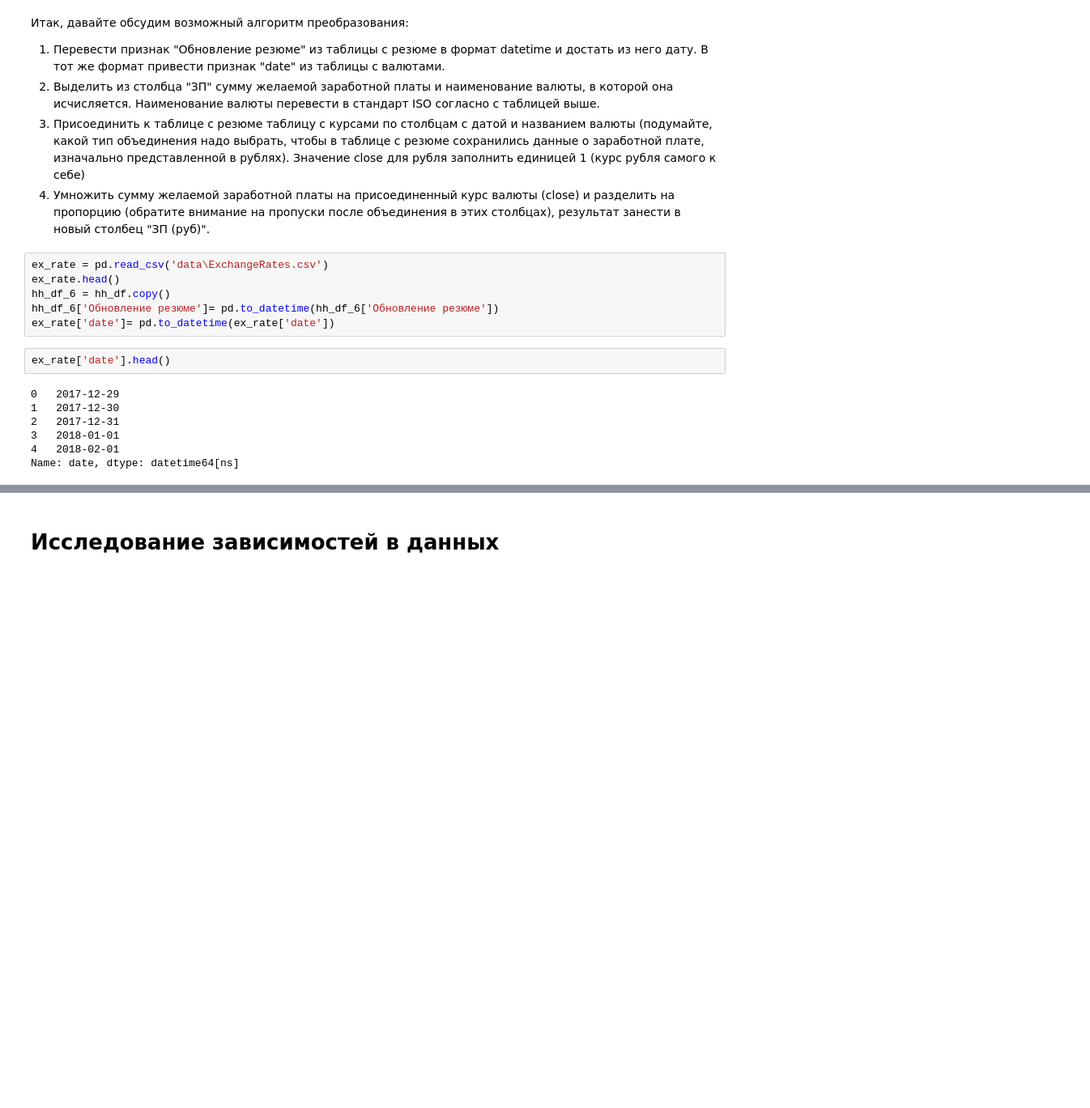
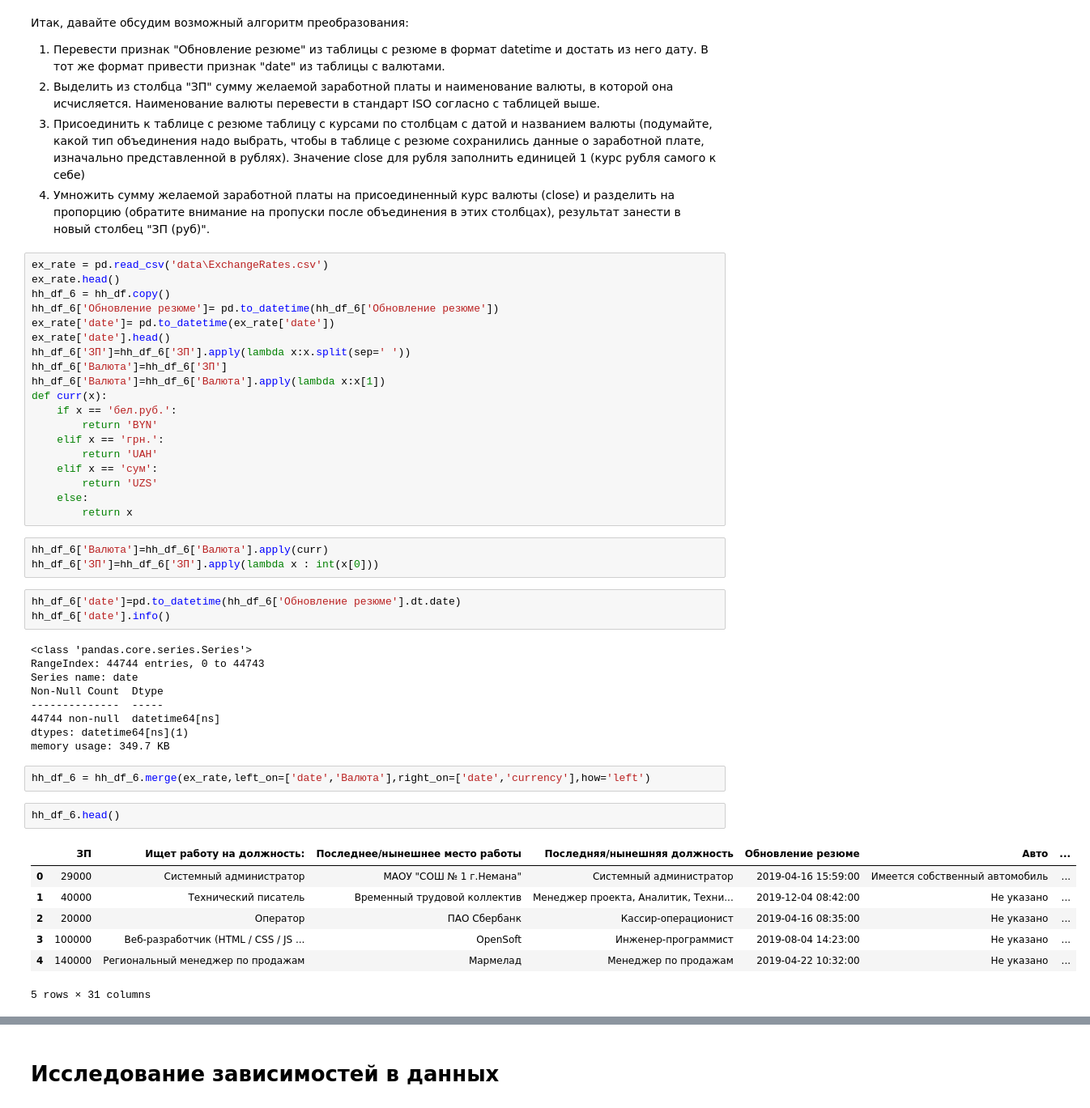
Before and after one commit to Karayushii/Skillfactory_DST, a Jupyter notebook: project_1/Ноутбук-шаблон Project 1.ipynb, the cells around one changed output, grey strips where cells are left out. Shown: that part at 81% size. Saved outputs shown, nothing was run; the diff lists cells and outputs as text; blank space fills up the shorter version.

```diff
--- a/project_1/Ноутбук-шаблон Project 1.ipynb
+++ b/project_1/Ноутбук-шаблон Project 1.ipynb
@@ -395,12 +395,43 @@ ex_rate.head()
 hh_df_6 = hh_df.copy()
 hh_df_6['Обновление резюме']= pd.to_datetime(hh_df_6['Обновление резюме'])
 ex_rate['date']= pd.to_datetime(ex_rate['date'])
+ex_rate['date'].head()
+hh_df_6['ЗП']=hh_df_6['ЗП'].apply(lambda x:x.split(sep=' '))
+hh_df_6['Валюта']=hh_df_6['ЗП']
+hh_df_6['Валюта']=hh_df_6['Валюта'].apply(lambda x:x[1])
+def curr(x):
+    if x == 'бел.руб.':
+        return 'BYN'
+    elif x == 'грн.':
+        return 'UAH'
+    elif x == 'сум':
+        return 'UZS'
+    else:
+        return x
-# %%
-ex_rate['date'].head()
-# %% [output]
-0   2017-12-29
-1   2017-12-30
-2   2017-12-31
-3   2018-01-01
-4   2018-02-01
-Name: date, dtype: datetime64[ns]
+# %%
+hh_df_6['Валюта']=hh_df_6['Валюта'].apply(curr)
+hh_df_6['ЗП']=hh_df_6['ЗП'].apply(lambda x : int(x[0]))
+# %%
+hh_df_6['date']=pd.to_datetime(hh_df_6['Обновление резюме'].dt.date)
+hh_df_6['date'].info()
+# %% [output]
+<class 'pandas.core.series.Series'>
+RangeIndex: 44744 entries, 0 to 44743
+Series name: date
+Non-Null Count  Dtype
+--------------  -----
+44744 non-null  datetime64[ns]
+dtypes: datetime64[ns](1)
+memory usage: 349.7 KB
+# %%
+hh_df_6 = hh_df_6.merge(ex_rate,left_on=['date','Валюта'],right_on=['date','currency'],how='left')
+# %%
+hh_df_6.head()
+# %% [output]
+|  | ЗП | Ищет работу на должность: | Последнее/нынешнее место работы | Последняя/нынешняя должность | Обновление резюме | Авто | ... |
+| 0 | 29000 | Системный администратор | МАОУ "СОШ № 1 г.Немана" | Системный администратор | 2019-04-16 15:59:00 | Имеется собственный автомобиль | ... |
+| 1 | 40000 | Технический писатель | Временный трудовой коллектив | Менеджер проекта, Аналитик, Техни... | 2019-12-04 08:42:00 | Не указано | ... |
+| 2 | 20000 | Оператор | ПАО Сбербанк | Кассир-операционист | 2019-04-16 08:35:00 | Не указано | ... |
+| 3 | 100000 | Веб-разработчик (HTML / CSS / JS ... | OpenSoft | Инженер-программист | 2019-08-04 14:23:00 | Не указано | ... |
+| 4 | 140000 | Региональный менеджер по продажам | Мармелад | Менеджер по продажам | 2019-04-22 10:32:00 | Не указано | ... |
+5 rows × 31 columns
```
Also changed, not shown: parts of 3 cells of this notebook, 1 other file.
